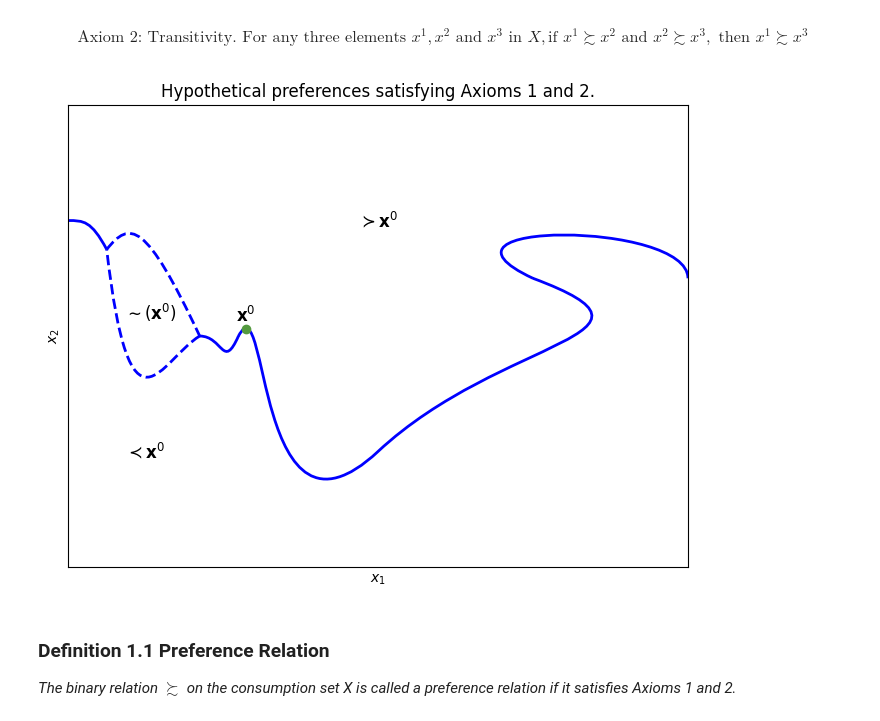
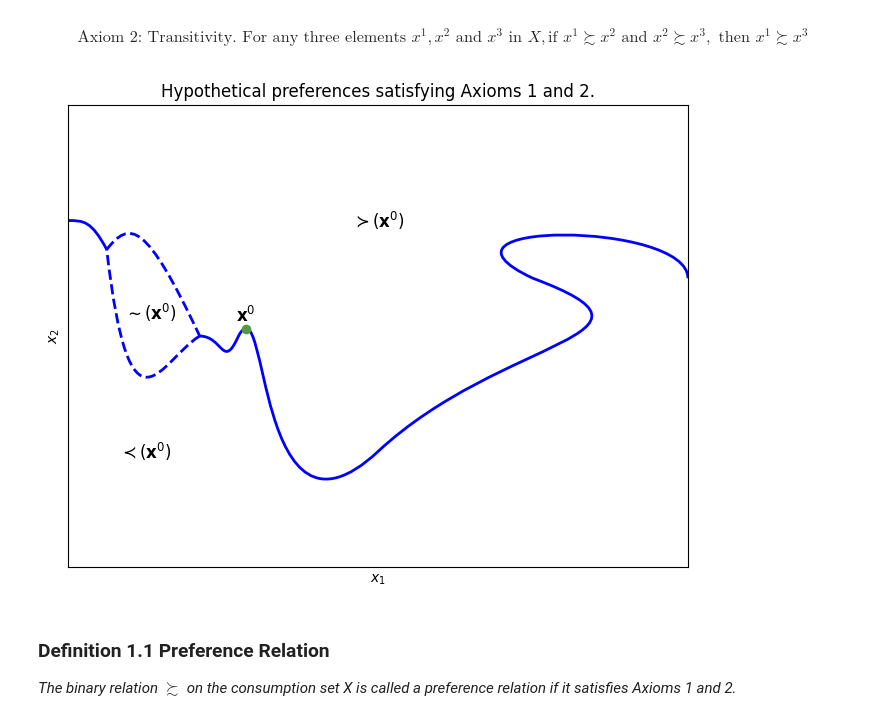
Before and after one commit to mjavadg/Advanced-Microeconomics_Fall2024, a Jupyter notebook: 9th session rational axioms part 3.ipynb.ipynb, the cells around one changed output. Saved outputs shown, nothing was run; the diff lists cells and outputs as text; code cells hidden in the pictures.

```diff
--- a/9th session rational axioms part 3.ipynb.ipynb
+++ b/9th session rational axioms part 3.ipynb.ipynb
@@ -116,36 +116,36 @@ curve_patch = PathPatch(path_curve, facecolor='none', lw=2, edgecolor='blue')
 path_gap = Path(vertices1 + vertices2, codes[4:12])
 gap_patch = PathPatch(path_gap, facecolor='none', lw=2, edgecolor='blue', linestyle='--')
 
 path_lines = Path(vertices_line1 + vertices_line2 + vertices_line3 + vertices_line4, codes[12:])
 lines_patch = PathPatch(path_lines, facecolor='none', lw=2, edgecolor='blue')
 
 # Create the figure and axes
 fig, ax = plt.subplots(figsize=(8, 6))
 
 # Add the patches to the axes
 ax.add_patch(curve_patch)
 ax.add_patch(gap_patch)
 ax.add_patch(lines_patch)
 
 # Add text annotations
-plt.text(2, 10, r'$\succ \mathbf{x}^0$', fontsize=12, color='black', ha='center', va='center')
-plt.text(0.5, 8, r'$\prec \mathbf{x}^0$', fontsize=12, color='black', ha='center', va='center')
+plt.text(2, 10, r'$\succ (\mathbf{x}^0)$', fontsize=12, color='black', ha='center', va='center')
+plt.text(0.5, 8, r'$\prec (\mathbf{x}^0)$', fontsize=12, color='black', ha='center', va='center')
 plt.text(0.7, 9.3, r'$\sim (\mathbf{x}^0)$', fontsize=12, color='black', ha='right', va='top')
 plt.scatter(1.15, 9.06, color='#549A40')
 plt.annotate(r'$\mathbf{x}^0$', (1.15, 9.), textcoords="offset points", xytext=(0,10), ha='center', fontsize=12, color='black')
 
 
 # Set the axis limits and labels
 plt.xticks([])
 plt.yticks([])
 ax.set_xlim(0, 4)
 ax.set_ylim(7, 11)
 ax.set_xlabel('$x_1$')
 ax.set_ylabel('$x_2$')
 ax.set_title('Hypothetical preferences satisfying Axioms 1 and 2.')
 plt.show()
 # %% [output]
-[figure, old version]
+[figure, new version]
 # %% [markdown]
 ### Definition 1.1 Preference Relation
 
```
Also changed, not shown: parts of 6 cells of this notebook.
